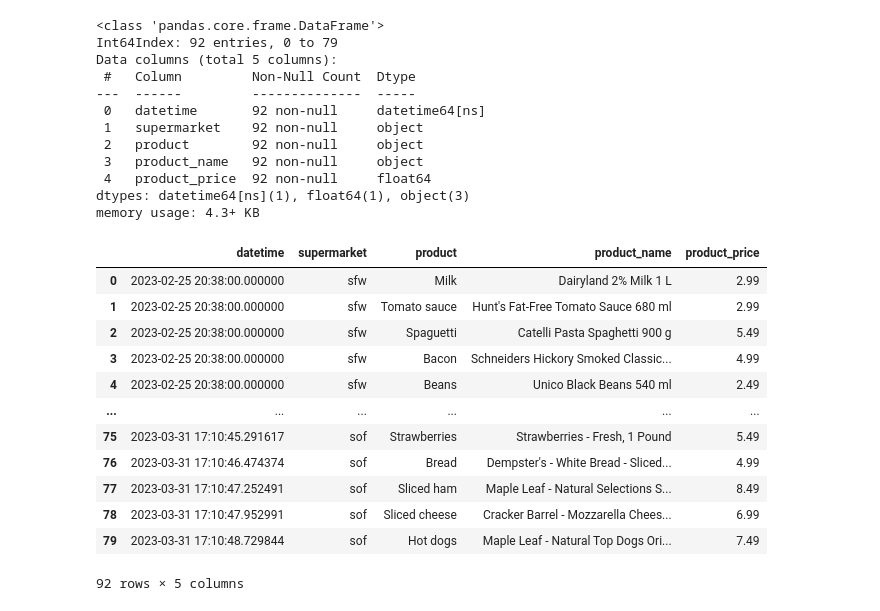
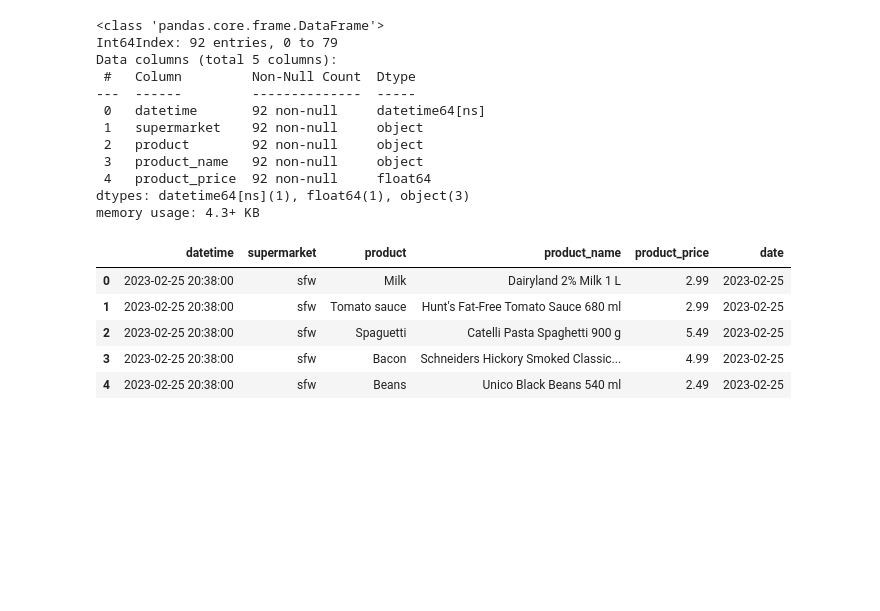
Before and after one commit to clayamakita/webscraping_project_01, a Jupyter notebook: analysis_webscraping.ipynb, the cells around one changed output. Cells and saved outputs as stored; diff of their text form; code cells hidden in the pictures; blank space fills up the shorter version.

```diff
--- a/analysis_webscraping.ipynb
+++ b/analysis_webscraping.ipynb
@@ -104,19 +111,15 @@ Data columns (total 5 columns):
  4   product_price  92 non-null     float64
 dtypes: datetime64[ns](1), float64(1), object(3)
 memory usage: 4.3+ KB
-# %%
-webscraping_results
-# %% [output]
-|  | datetime | supermarket | product | product_name | product_price |
-| 0 | 2023-02-25 20:38:00.000000 | sfw | Milk | Dairyland 2% Milk 1 L | 2.99 |
-| 1 | 2023-02-25 20:38:00.000000 | sfw | Tomato sauce | Hunt's Fat-Free Tomato Sauce 680 ml | 2.99 |
-| 2 | 2023-02-25 20:38:00.000000 | sfw | Spaguetti | Catelli Pasta Spaghetti 900 g | 5.49 |
-| 3 | 2023-02-25 20:38:00.000000 | sfw | Bacon | Schneiders Hickory Smoked Classic... | 4.99 |
-| 4 | 2023-02-25 20:38:00.000000 | sfw | Beans | Unico Black Beans 540 ml | 2.49 |
-| ... | ... | ... | ... | ... | ... |
-| 75 | 2023-03-31 17:10:45.291617 | sof | Strawberries | Strawberries - Fresh, 1 Pound | 5.49 |
-| 76 | 2023-03-31 17:10:46.474374 | sof | Bread | Dempster's - White Bread - Sliced... | 4.99 |
-| 77 | 2023-03-31 17:10:47.252491 | sof | Sliced ham | Maple Leaf - Natural Selections S... | 8.49 |
-| 78 | 2023-03-31 17:10:47.952991 | sof | Sliced cheese | Cracker Barrel - Mozzarella Chees... | 6.99 |
-| 79 | 2023-03-31 17:10:48.729844 | sof | Hot dogs | Maple Leaf - Natural Top Dogs Ori... | 7.49 |
-92 rows × 5 columns
+# %%
+# crate a column just for the date the scraping was done
+webscraping_results['date'] = webscraping_results['datetime'].dt.date
+
+webscraping_results.head()
+# %% [output]
+|  | datetime | supermarket | product | product_name | product_price | date |
+| 0 | 2023-02-25 20:38:00 | sfw | Milk | Dairyland 2% Milk 1 L | 2.99 | 2023-02-25 |
+| 1 | 2023-02-25 20:38:00 | sfw | Tomato sauce | Hunt's Fat-Free Tomato Sauce 680 ml | 2.99 | 2023-02-25 |
+| 2 | 2023-02-25 20:38:00 | sfw | Spaguetti | Catelli Pasta Spaghetti 900 g | 5.49 | 2023-02-25 |
+| 3 | 2023-02-25 20:38:00 | sfw | Bacon | Schneiders Hickory Smoked Classic... | 4.99 | 2023-02-25 |
+| 4 | 2023-02-25 20:38:00 | sfw | Beans | Unico Black Beans 540 ml | 2.49 | 2023-02-25 |
```
Also changed, not shown: parts of 7 cells of this notebook.
